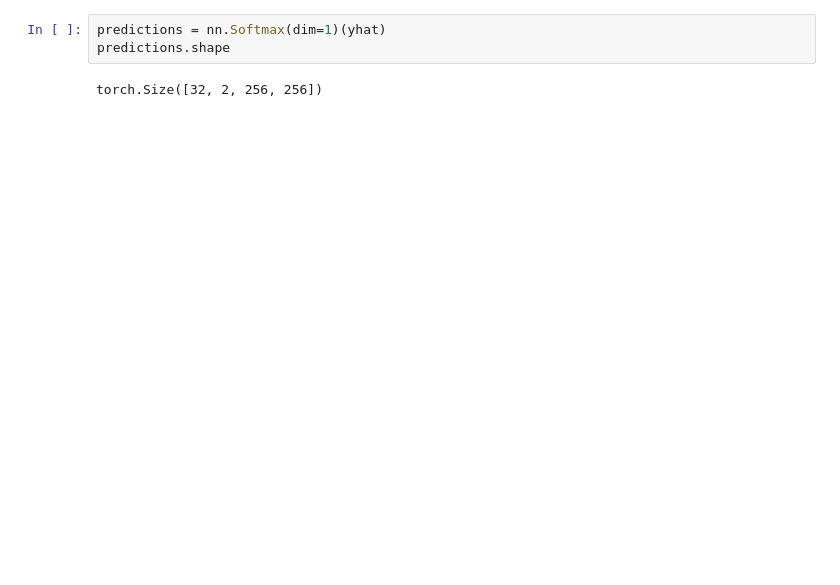
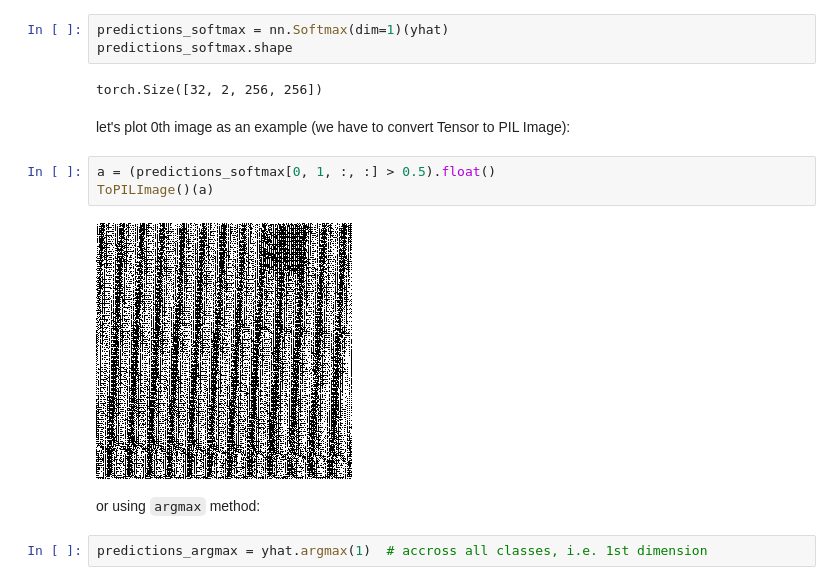
Before and after one commit to nesaboz/solar, a Jupyter notebook: pycode/main.ipynb, the cells around one changed output. Cells and saved outputs as stored; diff of their text form; blank space fills up the shorter version.

```diff
--- a/pycode/main.ipynb
+++ b/pycode/main.ipynb
@@ -203,5 +232,16 @@ For predictions, we should apply `Softmax`:
 # %%
-predictions = nn.Softmax(dim=1)(yhat)
-predictions.shape
+predictions_softmax = nn.Softmax(dim=1)(yhat)
+predictions_softmax.shape
 # %% [output]
 torch.Size([32, 2, 256, 256])
+# %% [markdown]
+let's plot 0th image as an example (we have to convert Tensor to PIL Image):
+# %%
+a = (predictions_softmax[0, 1, :, :] > 0.5).float()
+ToPILImage()(a)
+# %% [output]
+[figure, added]
+# %% [markdown]
+or using `argmax` method:
+# %%
+predictions_argmax = yhat.argmax(1)  # accross all classes, i.e. 1st dimension
```
Also changed, not shown: parts of 49 cells of this notebook, 2 other files.
